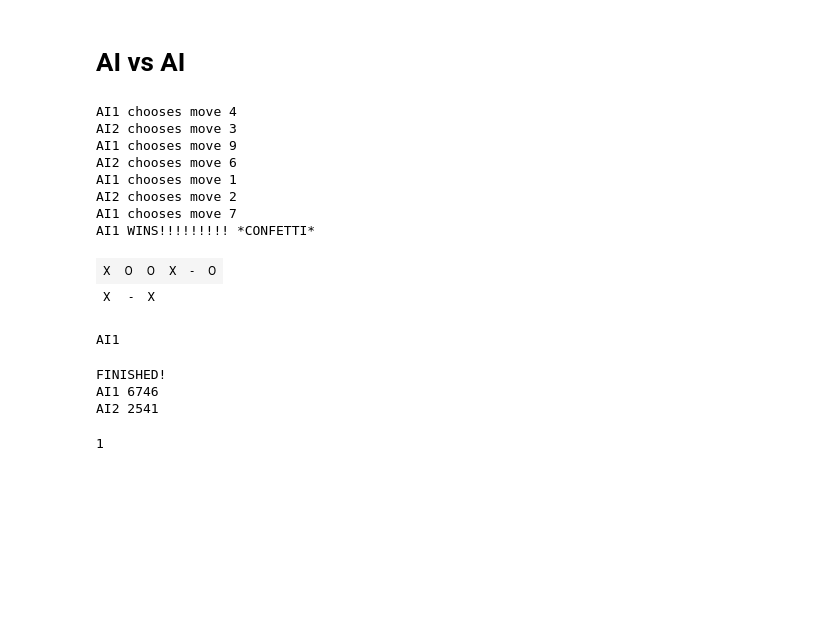
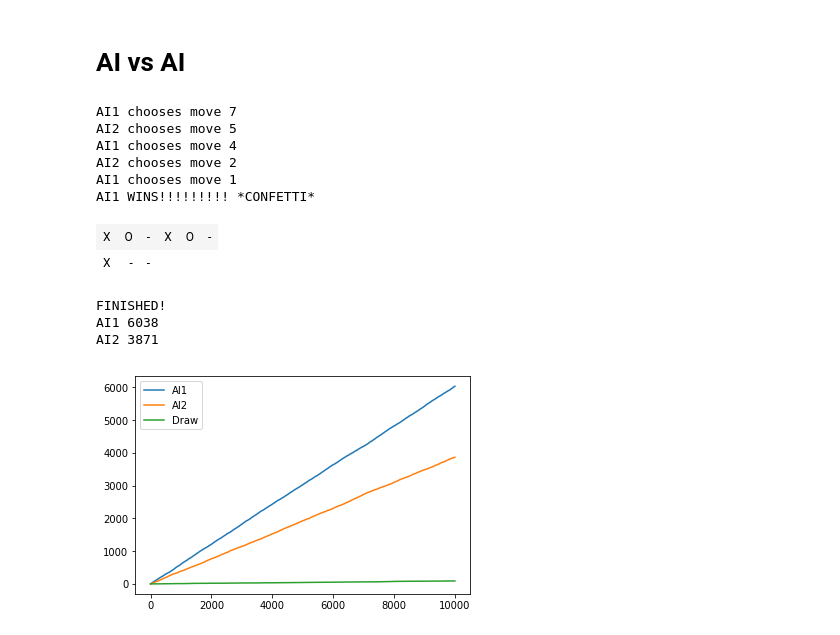
Before and after one commit to wilcoschoneveld/bots, a Jupyter notebook: TicTacToe.ipynb, the cells around one changed output. Saved outputs shown, nothing was run; the diff lists cells and outputs as text; code cells hidden in the pictures; blank space fills up the shorter version.

Commit message:
added learning behavior, v1

```diff
--- a/TicTacToe.ipynb
+++ b/TicTacToe.ipynb
@@ -33,25 +33,26 @@ while not board.finished:
     board.next_turn()
 
 display(board)
-print(board.winner.name)
 # %% [output]
+AI1 chooses move 7
+AI2 chooses move 5
 AI1 chooses move 4
-AI2 chooses move 3
-AI1 chooses move 9
-AI2 chooses move 6
+AI2 chooses move 2
 AI1 chooses move 1
-AI2 chooses move 2
-AI1 chooses move 7
 AI1 WINS!!!!!!!!! *CONFETTI*
-| X | O | O | X | - | O |
-| X | - | X |
+| X | O | - | X | O | - |
+| X | - | - |
-AI1
 # %%
-wins = {
-    playerX: 0,
-    playerY: 0
+history = {
+    playerX: [0],
+    playerY: [0],
+    None: [0]
 }
 
+playerX.learning_rate = 0.05
+playerX.explore = 0.1
+playerY.learning_rate = 0
+playerY.explore = 0.1
 # playerX.explore = 0
 # playerY.explore = 1
 
@@ -63,20 +64,28 @@ for i in range(10000):
     while not board.finished:
         board.next_turn()
 
-    if board.winner:
-        wins[board.winner] += 1
+    for p in history:
+        history[p].append(history[p][-1])
+
+    history[board.winner][-1] += 1
 
     board.reset()
     board.turn_p1 = i % 2  # take turns in starting
 
 print("FINISHED!")
-print(playerX.name, wins[playerX])
-print(playerY.name, wins[playerY])
+print(playerX.name, history[playerX][-1])
+print(playerY.name, history[playerY][-1])
 # %% [output]
 FINISHED!
-AI1 6746
-AI2 2541
+AI1 6038
+AI2 3871
-# %%
-501 % 2
-# %% [output]
-1
+# %%
+import matplotlib.pyplot as plt
+
+plt.plot(history[playerX], label=playerX.name)
+plt.plot(history[playerY], label=playerY.name)
+plt.plot(history[None], label='Draw')
+plt.legend()
+plt.show()
+# %% [output]
+[figure, added]
```
Also changed, not shown: parts of 4 cells of this notebook, 1 other file.
